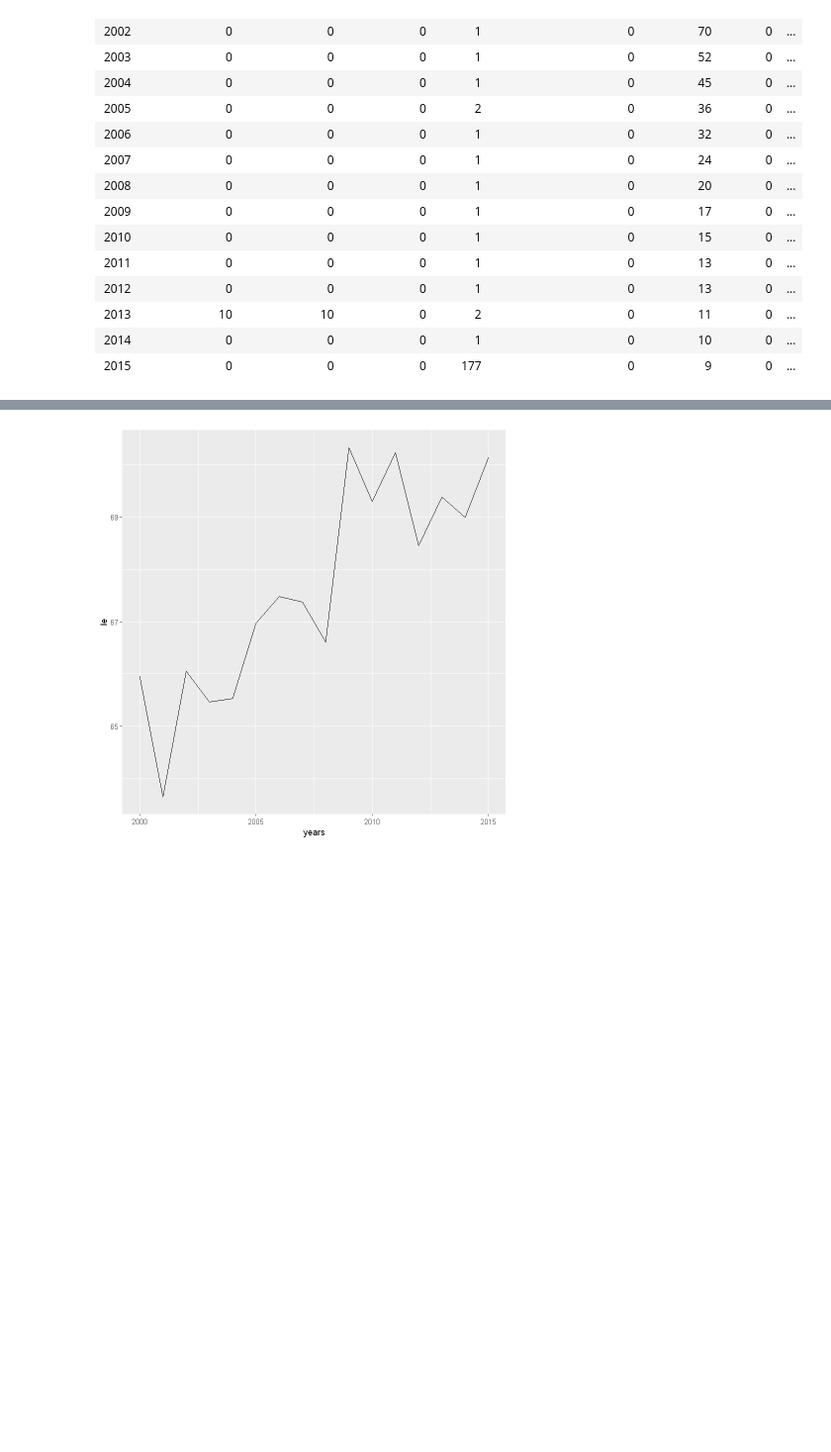
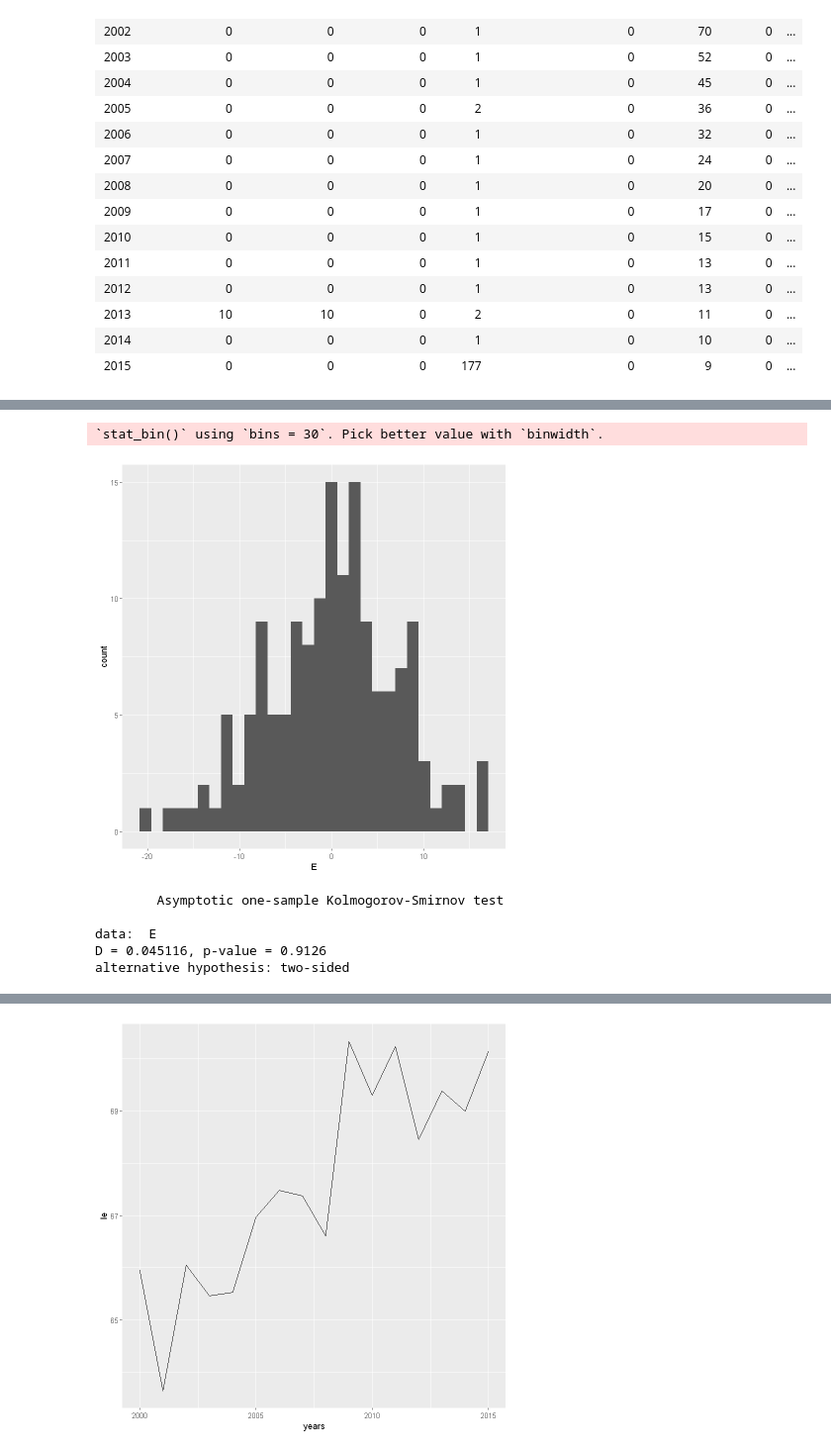
Before and after one commit to Szymex49/What_affects_life_expectancy-statistical_analysis, a Jupyter notebook: Malec.ipynb, the cells around one changed output, grey strips where cells are left out. Shown at 99% size. Cells and saved outputs as stored; diff of their text form; code cells hidden in the pictures; blank space fills up the shorter version.

```diff
--- a/Malec.ipynb
+++ b/Malec.ipynb
@@ -143,0 +144,14 @@ regression(log(X), Y)
+# %%
+E <- Y - a*log(X) - b
+ggplot() + geom_histogram(aes(E))
+# %% [output]
+`stat_bin()` using `bins = 30`. Pick better value with `binwidth`.
+[figure, added]
+# %%
+ks.test(E, 'pnorm', 0, sd(E))
+# %% [output]
+        Asymptotic one-sample Kolmogorov-Smirnov test
+
+data:  E
+D = 0.045116, p-value = 0.9126
+alternative hypothesis: two-sided
```
Also changed, not shown: parts of 8 cells of this notebook.
